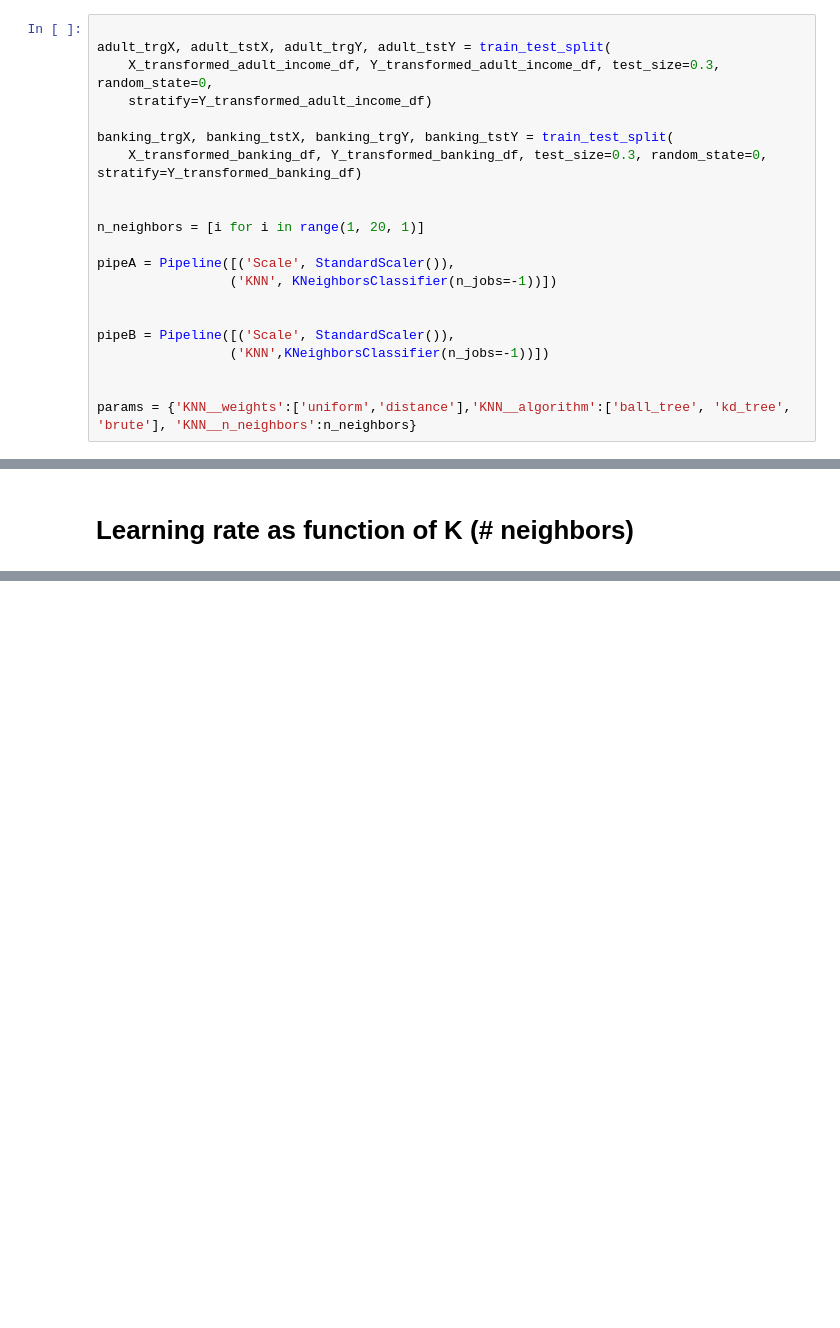
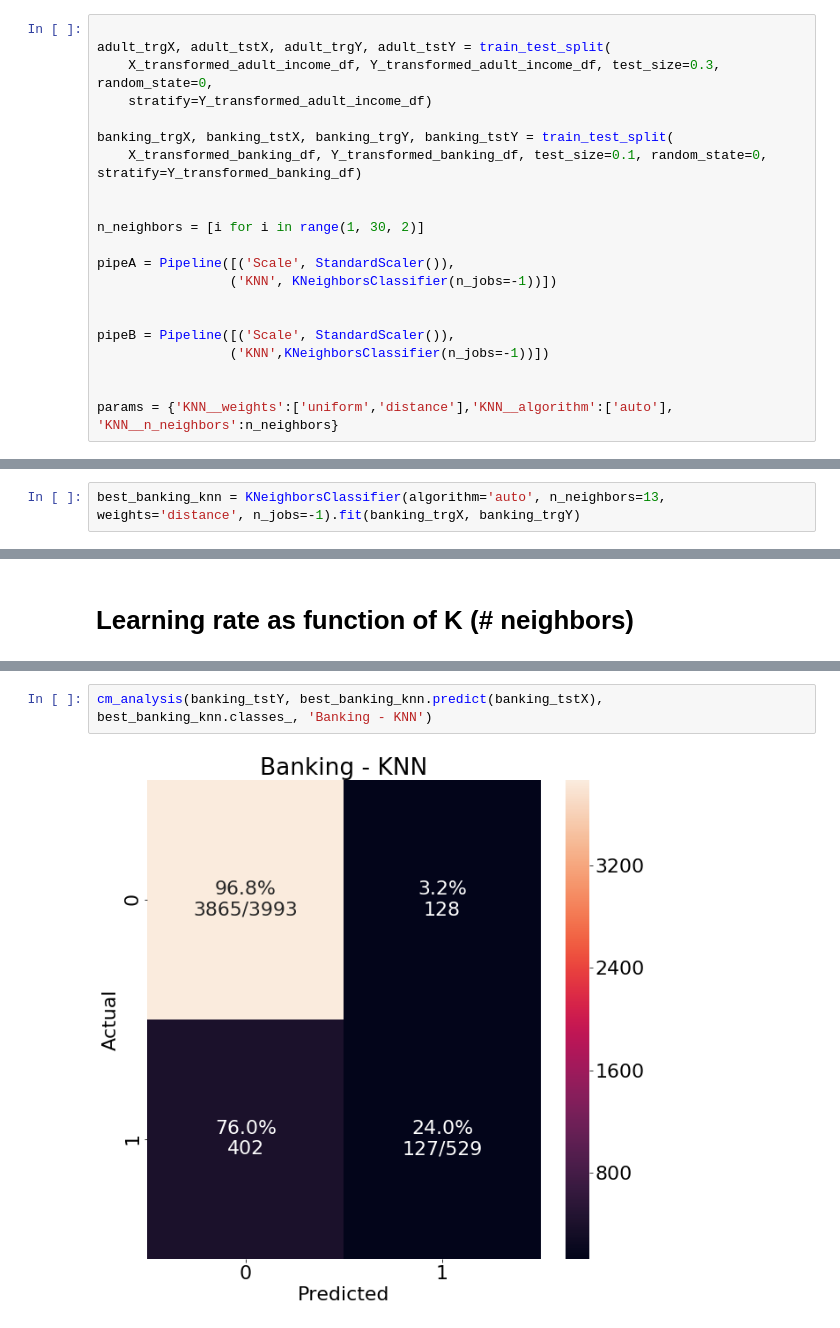
Before and after one commit to jonhilgart22/gatech_machine_learning, a Jupyter notebook: problem set 1/k_nearest_neighbors.ipynb, the cells around one changed output, grey strips where cells are left out. Drawn from its saved outputs; the diff is of its cells as text; blank space fills up the shorter version.

```diff
--- a/problem set 1/k_nearest_neighbors.ipynb
+++ b/problem set 1/k_nearest_neighbors.ipynb
@@ -173,10 +170,10 @@ adult_trgX, adult_tstX, adult_trgY, adult_tstY = train_test_split(
     stratify=Y_transformed_adult_income_df)
 
 banking_trgX, banking_tstX, banking_trgY, banking_tstY = train_test_split(
-    X_transformed_banking_df, Y_transformed_banking_df, test_size=0.3, random_state=0, stratify=Y_transformed_banking_df)
+    X_transformed_banking_df, Y_transformed_banking_df, test_size=0.1, random_state=0, stratify=Y_transformed_banking_df)
 
 
-n_neighbors = [i for i in range(1, 20, 1)]
+n_neighbors = [i for i in range(1, 30, 2)]
 
 pipeA = Pipeline([('Scale', StandardScaler()),
                  ('KNN', KNeighborsClassifier(n_jobs=-1))])
@@ -186,7 +183,7 @@ pipeB = Pipeline([('Scale', StandardScaler()),
                  ('KNN',KNeighborsClassifier(n_jobs=-1))])
 
 
-params = {'KNN__weights':['uniform','distance'],'KNN__algorithm':['ball_tree', 'kd_tree', 'brute'], 'KNN__n_neighbors':n_neighbors}
+params = {'KNN__weights':['uniform','distance'],'KNN__algorithm':['auto'], 'KNN__n_neighbors':n_neighbors}
 # %%
 a_grid_search = GridSearchCV(pipeA, params, return_train_score=True, n_jobs = -1)
 banking_grid_serach = GridSearchCV(pipeB, params, return_train_score=True, n_jobs=-1)
@@ -200,0 +250,2 @@ banking_grid_serach.best_params_
+# %%
+best_banking_knn = KNeighborsClassifier(algorithm='auto', n_neighbors=13, weights='distance', n_jobs=-1).fit(banking_trgX, banking_trgY)
@@ -334,0 +472,4 @@ plt.ylabel('Percent')
+# %%
+cm_analysis(banking_tstY, best_banking_knn.predict(banking_tstX), best_banking_knn.classes_, 'Banking - KNN')
+# %% [output]
+[figure, added]
```
Also changed, not shown: parts of 33 cells of this notebook, 2 other files.
